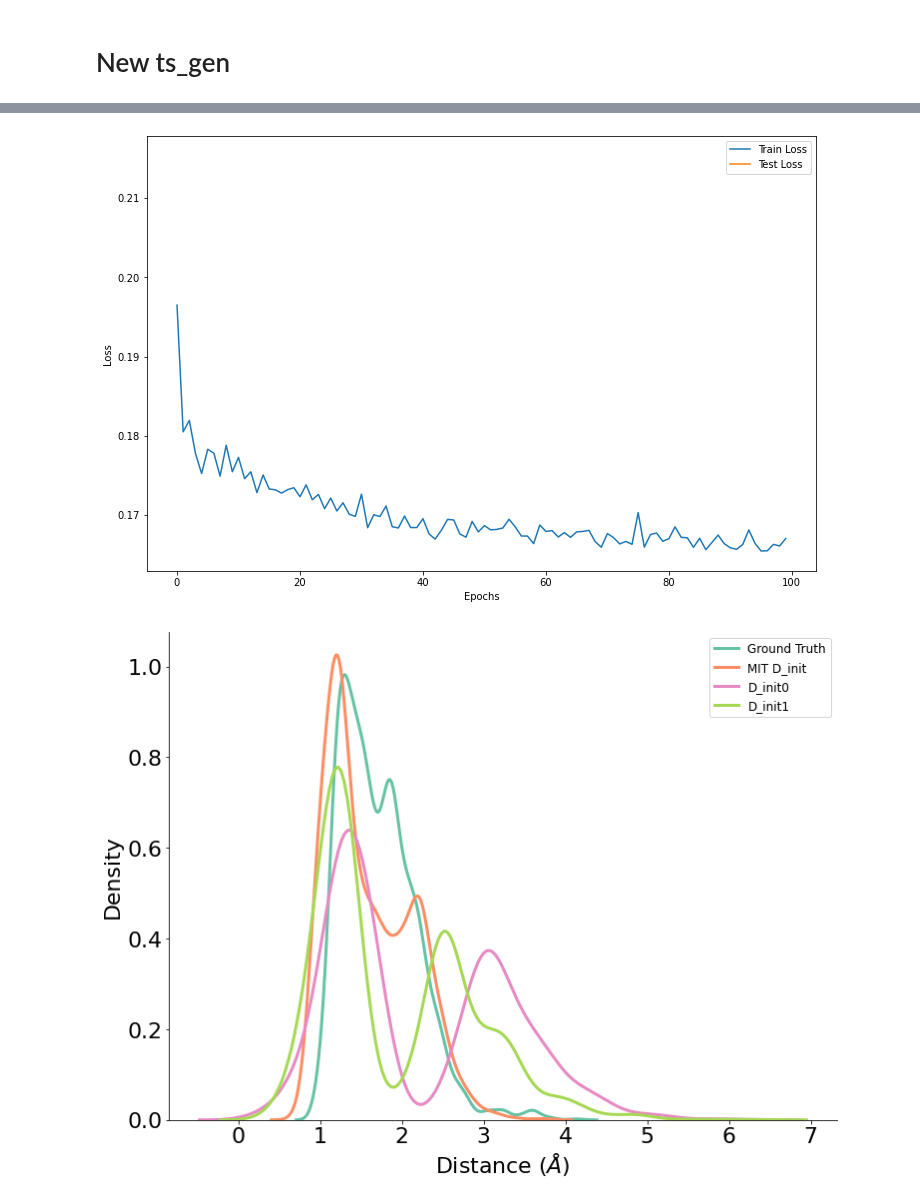
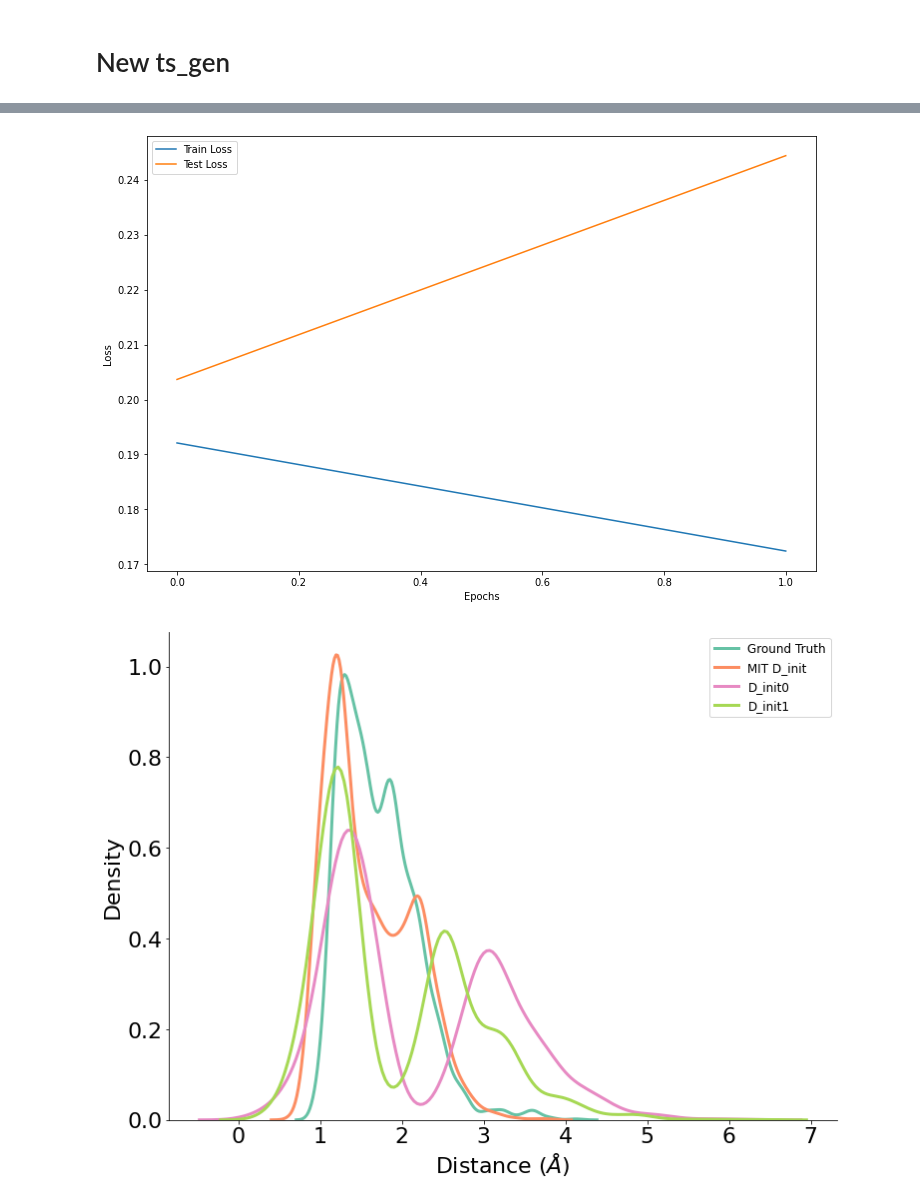
Before and after one commit to avishvj/3d-reactions, a Jupyter notebook: ts_gen_port.ipynb, the cells around one changed output, grey strips where cells are left out. Saved outputs shown, nothing was run; the diff lists cells and outputs as text; code cells hidden in the pictures.

```diff
--- a/ts_gen_port.ipynb
+++ b/ts_gen_port.ipynb
@@ -4,15 +4,15 @@
 import torch
 torch.cuda.empty_cache()
 # %%
-from utils.meta_eval import TSGenArgs, save_d, create_ds_dict, plot_ds
+from utils.meta_eval import TSGenArgs, create_ds_dict, plot_ds
 from experiments.meta_eval.me import experiment
 
 args = TSGenArgs()
-args.n_epochs = 1
+args.n_epochs = 2
 args.test_interval = 1
 args.gnn_depth = 1
 args.n_layers = 1
-args.remove_existing_data = True
+# args.remove_existing_data = True
 
-epoch_log = experiment(args)
+exp_log = experiment(args)
 # %% [output]
@@ -28,7 +30,0 @@ epoch_log.save_Ds('11.npy', save_to_log_dir=True)
-# %%
-from utils.exp import plot_tt_loss
-import os
-log_file_path = os.path.join(os.path.dirname(args.log_dir), args.log_file_name)
-plot_tt_loss(log_file_path, save_fig=True)
-# %% [output]
-[figure, removed]
@@ -41 +31,8 @@ save_d(file_name, all_test_res, args.log_dir)
+# %%
+file_name = '11.npy'
+exp_log.save_Ds(file_name, save_to_log_dir=True)
+exp_log.save_Ws(file_name, save_to_log_dir=True)
+exp_log.plot_loss(save_fig = True)
+# %% [output]
+[figure, added]
 # %%
```
Also changed, not shown: parts of 4 cells of this notebook, 14 other files.
